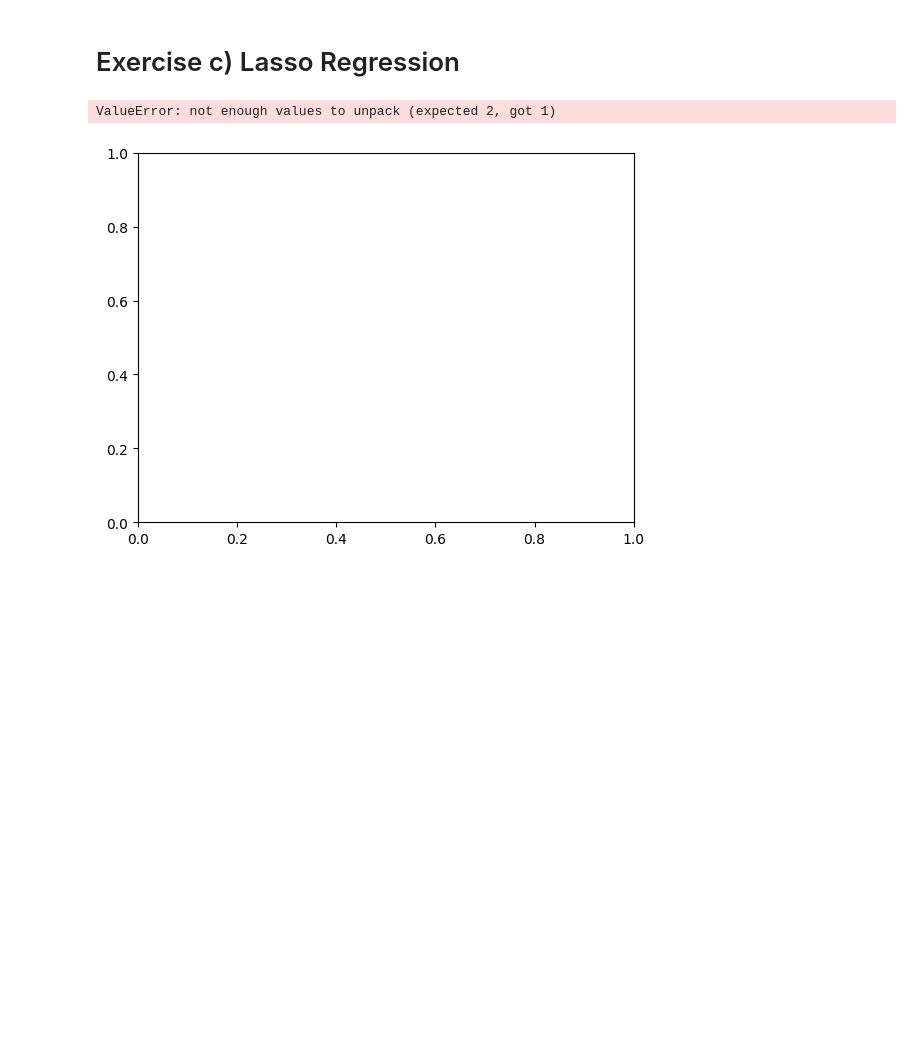
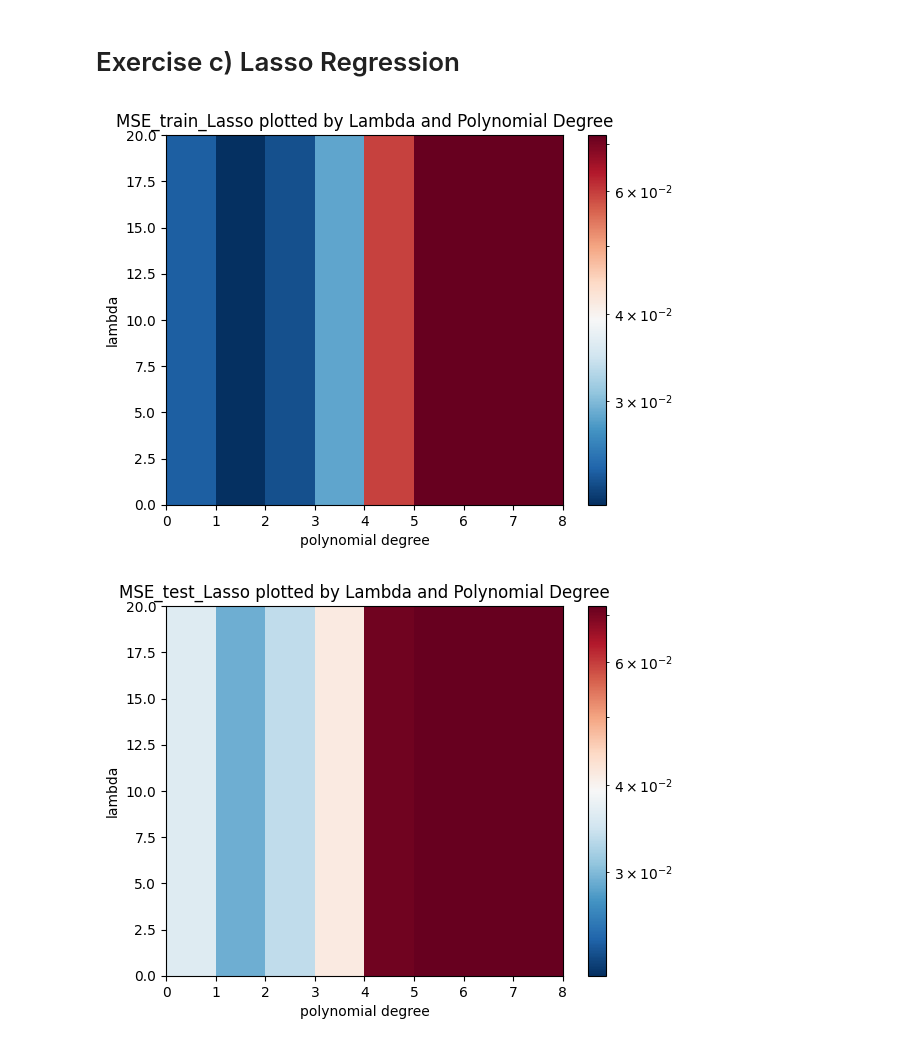
Before and after one commit to alessiasanfelici/FYS-STK4155-Project-1, a Jupyter notebook: Project-1 merged a) to c).ipynb, the cells around one changed output. Drawn from its saved outputs; the diff is of its cells as text; code cells hidden in the pictures; blank space fills up the shorter version.

Commit message:
graph

```diff
--- a/Project-1 merged a) to c).ipynb
+++ b/Project-1 merged a) to c).ipynb
@@ -305,36 +305,38 @@ for j in range(len(lmb)):
     for i in range(1, degree+1):
         c = int((i+2)*(i+1)/2)
         X_tilde = X_train_scaled[:,0:c-1]
 
         RegLasso = linear_model.Lasso(lmb[i],fit_intercept=True)
         RegLasso.fit(X_tilde,z_train)
 
         ypredict_Lasso = RegLasso.predict(X_tilde)
         ypredict_test_Lasso = RegLasso.predict(X_test_scaled[:,0:c-1])
 
         MSE_train_Lasso[j, i-1] = MSE(z_train, ypredict_Lasso)
         MSE_test_Lasso[j, i-1] = MSE(z_test, ypredict_test_Lasso)
         rsqr_train_Lasso[j, i-1] = MSE(z_train, ypredict_Lasso)
         rsqr_test_Lasso[j, i-1] = MSE(z_test, ypredict_test_Lasso)
 
 
 # plotting the MSE and R^2 - as well as beta - as functions of the polynomial degree
 
 fig, ax = plt.subplots()
-ax.pcolormesh(MSE_train, cmap='RdBu_r', norm=colors.LogNorm(vmin=MSE_train.min(), vmax=MSE_train.max()))
+norm=colors.LogNorm(vmin=MSE_train_Lasso.min(), vmax=MSE_train_Lasso.max())
+ax.pcolormesh(MSE_train_Lasso, cmap='RdBu_r', norm=norm)
+plt.title("MSE_train_Lasso plotted by Lambda and Polynomial Degree")
 fig.colorbar(cm.ScalarMappable(norm=norm, cmap='RdBu_r'), ax=ax)
-plt.title("MSE_train plotted by Lambda and Polynomial Degree")
 plt.xlabel("polynomial degree")
 plt.ylabel("lambda")
 plt.show()
 
 fig, ax = plt.subplots()
-ax.pcolormesh(MSE_test, cmap='RdBu_r', norm=colors.LogNorm(vmin=MSE_test.min(), vmax=MSE_test.max()))
+norm=colors.LogNorm(vmin=MSE_train_Lasso.min(), vmax=MSE_train_Lasso.max())
+ax.pcolormesh(MSE_test_Lasso, cmap='RdBu_r', norm=norm)
+plt.title("MSE_test_Lasso plotted by Lambda and Polynomial Degree")
 fig.colorbar(cm.ScalarMappable(norm=norm, cmap='RdBu_r'), ax=ax)
 plt.xlabel("polynomial degree")
 plt.ylabel("lambda")
-plt.title("MSE_test plotted by Lambda and Polynomial Degree")
 plt.show()
 # %% [output]
-ValueError: not enough values to unpack (expected 2, got 1)
-[figure, old version]
+[figure, new version]
+[figure, added]
```
